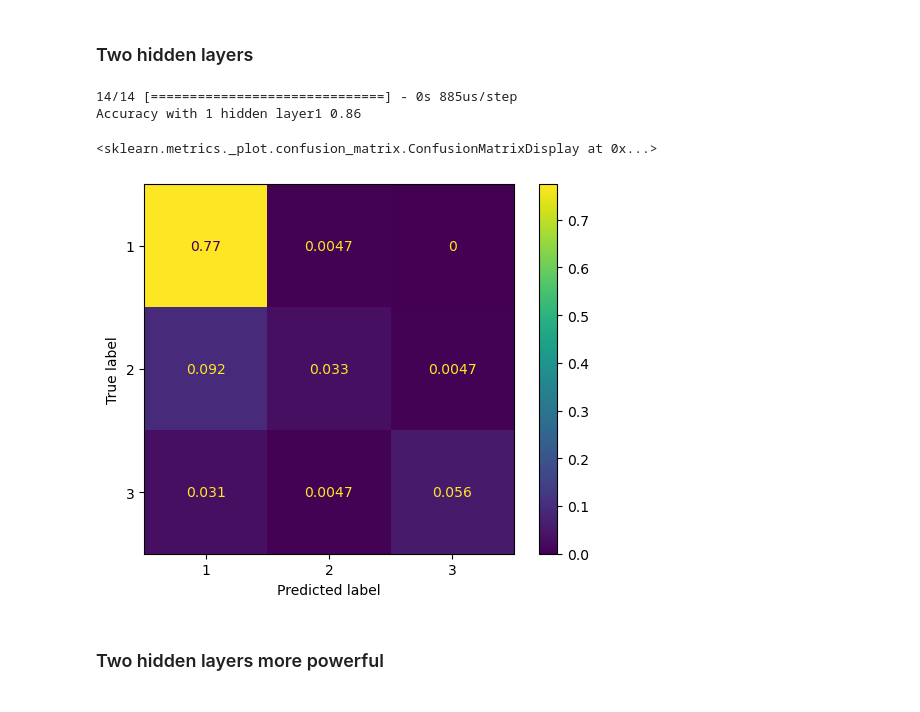
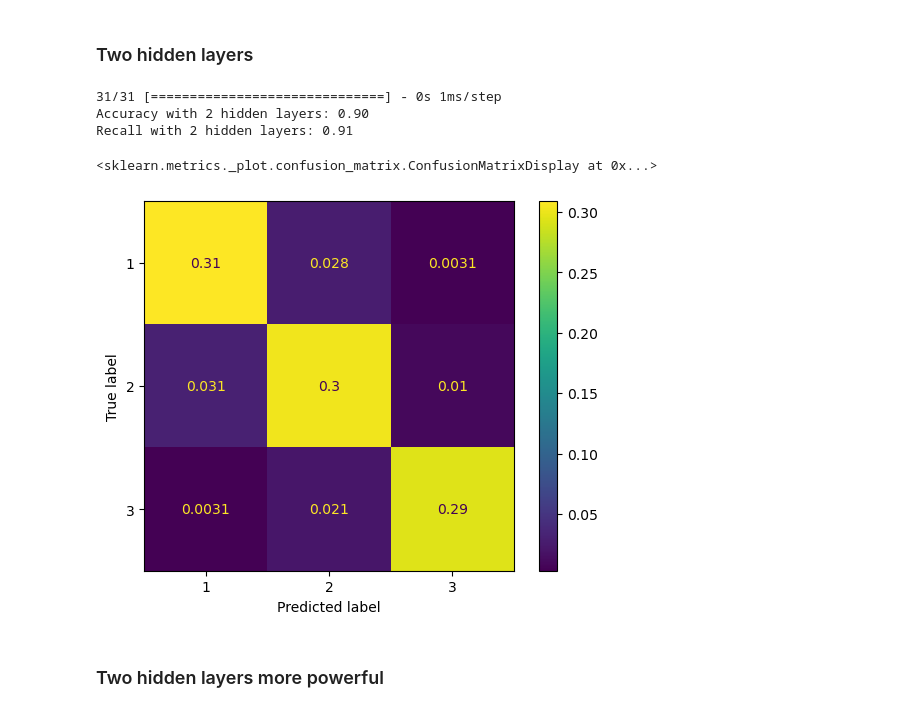
Before and after one commit to LaerteAdami/CW_Intro_AI, a Jupyter notebook: notebooks/notebook_first_NN.ipynb, the cells around one changed output. Drawn from its saved outputs; the diff is of its cells as text; code cells hidden in the pictures.

```diff
--- a/notebooks/notebook_first_NN.ipynb
+++ b/notebooks/notebook_first_NN.ipynb
@@ -88,29 +82,30 @@ Recall with 1 hidden layer1 0.92
 # %%
 model = Sequential()
 model.add(Dense(15, input_dim=X.shape[1], activation='relu'))
 model.add(Dense(15, activation='relu'))
 model.add(Dense(y1_cat.shape[1],activation='softmax'))
 model.compile(loss='categorical_crossentropy', optimizer='adam')
 
 model.fit(X_train,y_train,verbose=0,epochs=100)
 
 y_pred = model.predict(X_test)
 
 y_pred = np.argmax(y_pred,axis=1)
 y_compare = np.argmax(y_test,axis=1)
 
-acc = accuracy_score(y_pred,y_compare)
-print("Accuracy with 1 hidden layer1 %.2f"%acc)
+print("Accuracy with 2 hidden layers: %.2f"%accuracy_score(y_pred,y_compare))
+print("Recall with 2 hidden layers: %.2f"%recall_score(y_pred,y_compare,average="macro"))
 
 cm = confusion_matrix(y_compare, y_pred, normalize="all")
 
 disp = ConfusionMatrixDisplay(confusion_matrix=cm,display_labels=["1","2","3"])
 disp.plot()
 # %% [output]
-14/14 [==============================] - 0s 885us/step
-Accuracy with 1 hidden layer1 0.86
+31/31 [==============================] - 0s 1ms/step
+Accuracy with 2 hidden layers: 0.90
+Recall with 2 hidden layers: 0.91
 <sklearn.metrics._plot.confusion_matrix.ConfusionMatrixDisplay at 0x...>
-[figure, old version]
+[figure, new version]
 # %% [markdown]
 ### Two hidden layers more powerful
 # %%
```
Also changed, not shown: parts of 2 cells of this notebook, 5 other files.
